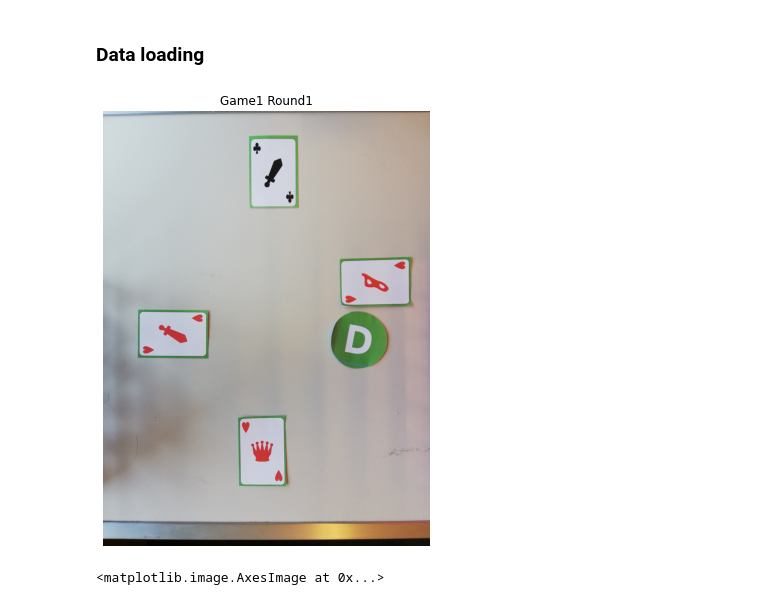
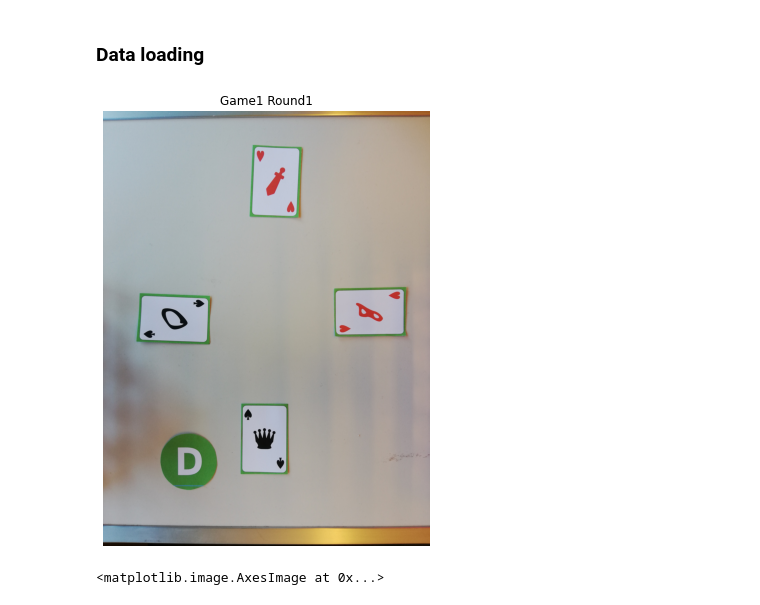
Before and after one commit to Ghalicb/IAPR-squad-lab, a Jupyter notebook: project/project.ipynb, the cells around one changed output. Cells and saved outputs as stored; diff of their text form; code cells hidden in the pictures.

```diff
--- a/project/project.ipynb
+++ b/project/project.ipynb
@@ -250,12 +260,12 @@ for i in range(1, train_game_count+1):
         dict_data[f'game{i}'][f'round{j}'] = skimage.io.imread(train_data + f'/game{i}/{j}.jpg')
 # %%
 fig, ax = plt.subplots(1, 1, figsize=(8,8))
-ax.imshow(dict_data['game6']['round3'])
+ax.imshow(dict_data['game1']['round1'])
 ax.set_title('Game1 Round1')
 ax.axis('off')
 plt.show()
 # %% [output]
-[figure, old version]
+[figure, new version]
 # %%
 from skimage.transform import resize
 from skimage.transform import rescale
```
Also changed, not shown: parts of 3 cells of this notebook.
